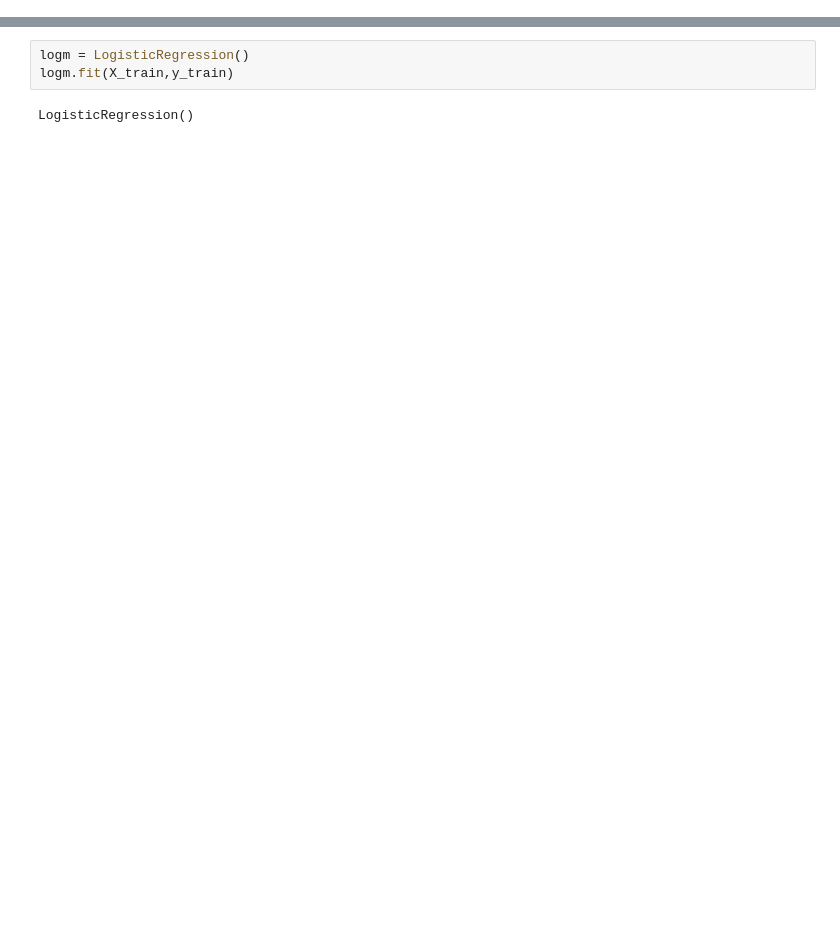
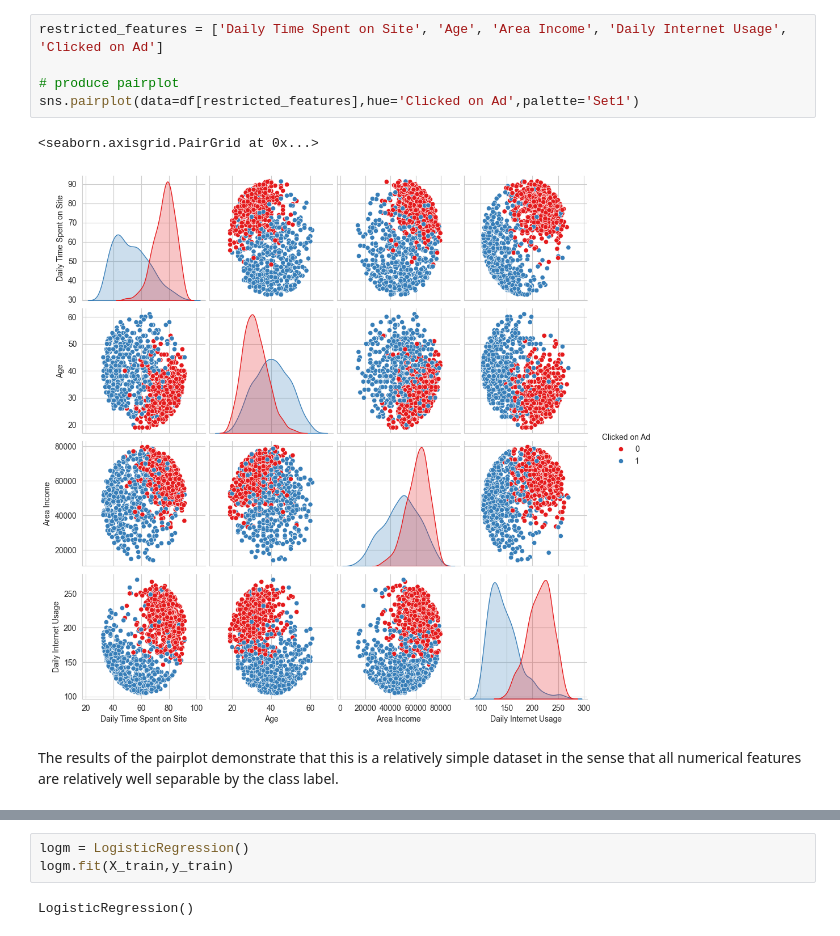
Before and after one commit to astrosica/data-science-portfolio, a Jupyter notebook: Machine Learning/Learning/Logistic Regression/Logistic Regression.ipynb, the cells around one changed output, grey strips where cells are left out. Drawn from its saved outputs; the diff is of its cells as text; blank space fills up the shorter version.

```diff
--- a/Machine Learning/Learning/Logistic Regression/Logistic Regression.ipynb
+++ b/Machine Learning/Learning/Logistic Regression/Logistic Regression.ipynb
@@ -187,0 +179,10 @@ X_train, X_test, y_train, y_test = train_test_split(X, y, test_size=0.3, random_
+# %%
+restricted_features = ['Daily Time Spent on Site', 'Age', 'Area Income', 'Daily Internet Usage', 'Clicked on Ad']
+
+# produce pairplot
+sns.pairplot(data=df[restricted_features],hue='Clicked on Ad',palette='Set1')
+# %% [output]
+<seaborn.axisgrid.PairGrid at 0x...>
+[figure, added]
+# %% [markdown]
+The results of the pairplot demonstrate that this is a relatively simple dataset in the sense that all numerical features are relatively well separable by the class label.
```
Also changed, not shown: parts of 119 cells of this notebook, 1 other file.
